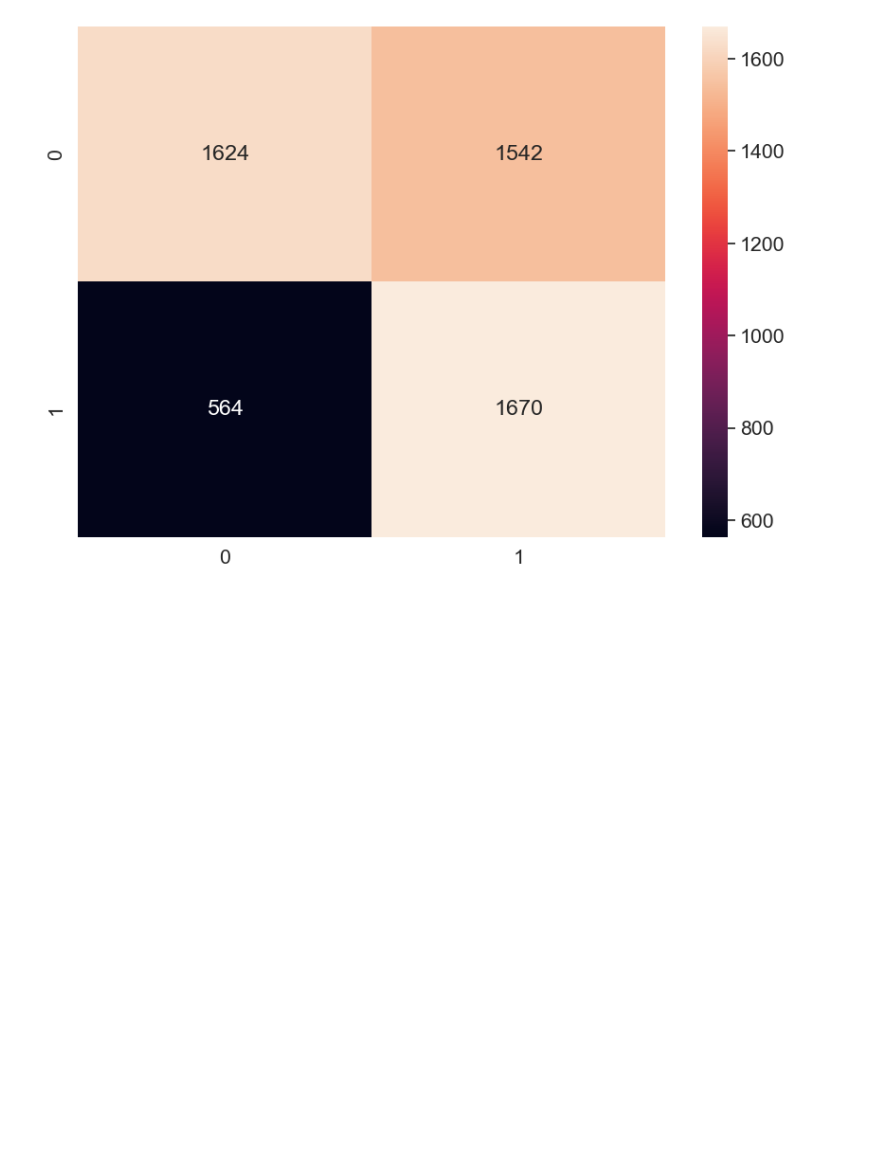
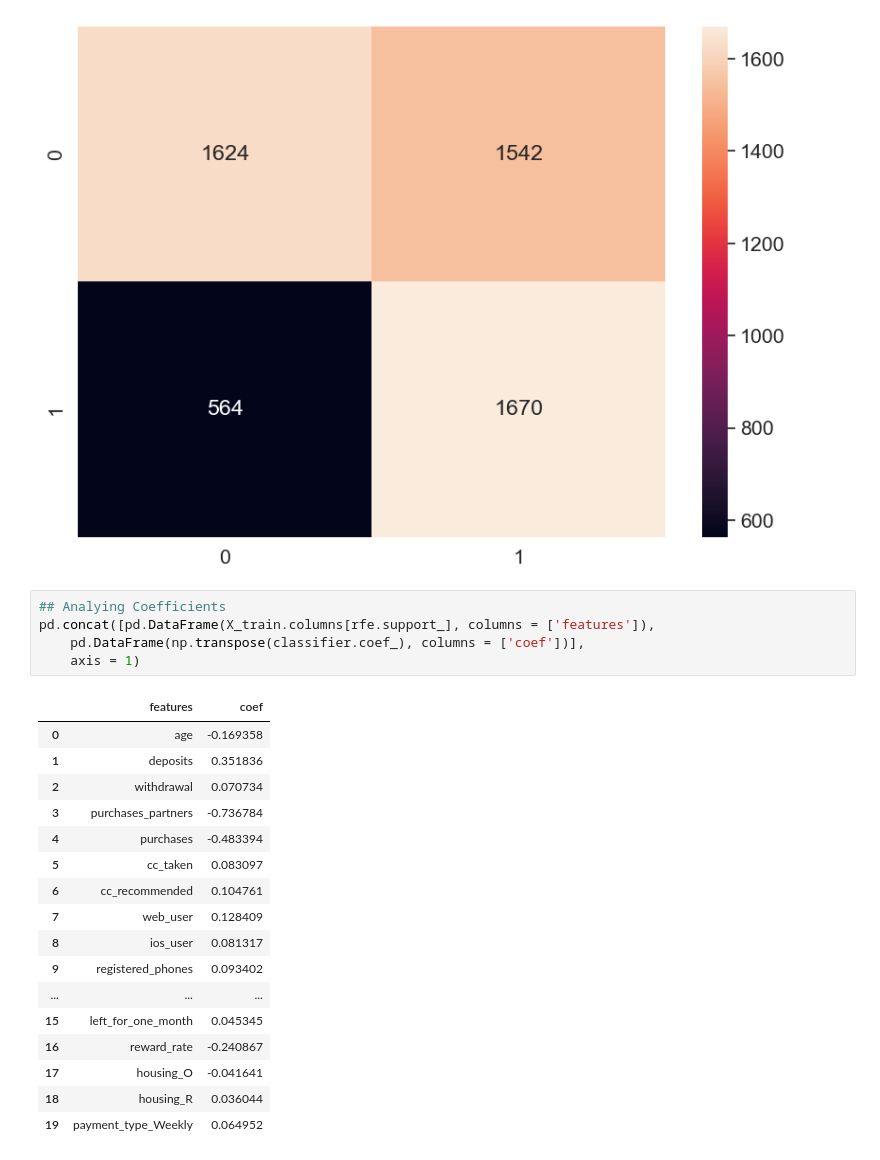
Before and after one commit to dsteven12/minimizing_churn_rate, a Jupyter notebook: churn_notebook.ipynb, the cells around one changed output. Saved outputs shown, nothing was run; the diff lists cells and outputs as text; blank space fills up the shorter version.

```diff
--- a/churn_notebook.ipynb
+++ b/churn_notebook.ipynb
@@ -676,3 +653,26 @@ print("Test Data Accuracy: %0.4f" % accuracy_score(y_test,y_pred))
 # %% [output]
 Test Data Accuracy: 0.6100
 [figure]
+# %%
+## Analying Coefficients
+pd.concat([pd.DataFrame(X_train.columns[rfe.support_], columns = ['features']),
+    pd.DataFrame(np.transpose(classifier.coef_), columns = ['coef'])],
+    axis = 1)
+# %% [output]
+|  | features | coef |
+| 0 | age | -0.169358 |
+| 1 | deposits | 0.351836 |
+| 2 | withdrawal | 0.070734 |
+| 3 | purchases_partners | -0.736784 |
+| 4 | purchases | -0.483394 |
+| 5 | cc_taken | 0.083097 |
+| 6 | cc_recommended | 0.104761 |
+| 7 | web_user | 0.128409 |
+| 8 | ios_user | 0.081317 |
+| 9 | registered_phones | 0.093402 |
+| ... | ... | ... |
+| 15 | left_for_one_month | 0.045345 |
+| 16 | reward_rate | -0.240867 |
+| 17 | housing_O | -0.041641 |
+| 18 | housing_R | 0.036044 |
+| 19 | payment_type_Weekly | 0.064952 |
```
Also changed, not shown: parts of 4 cells of this notebook.
